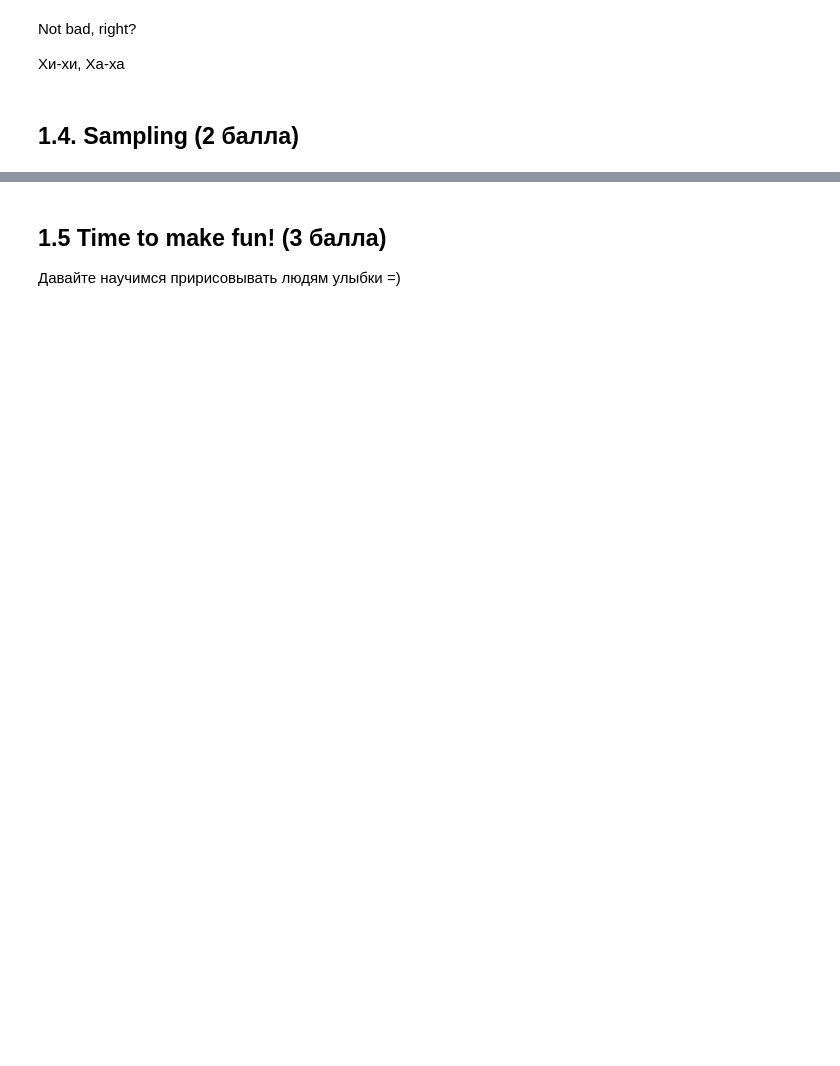
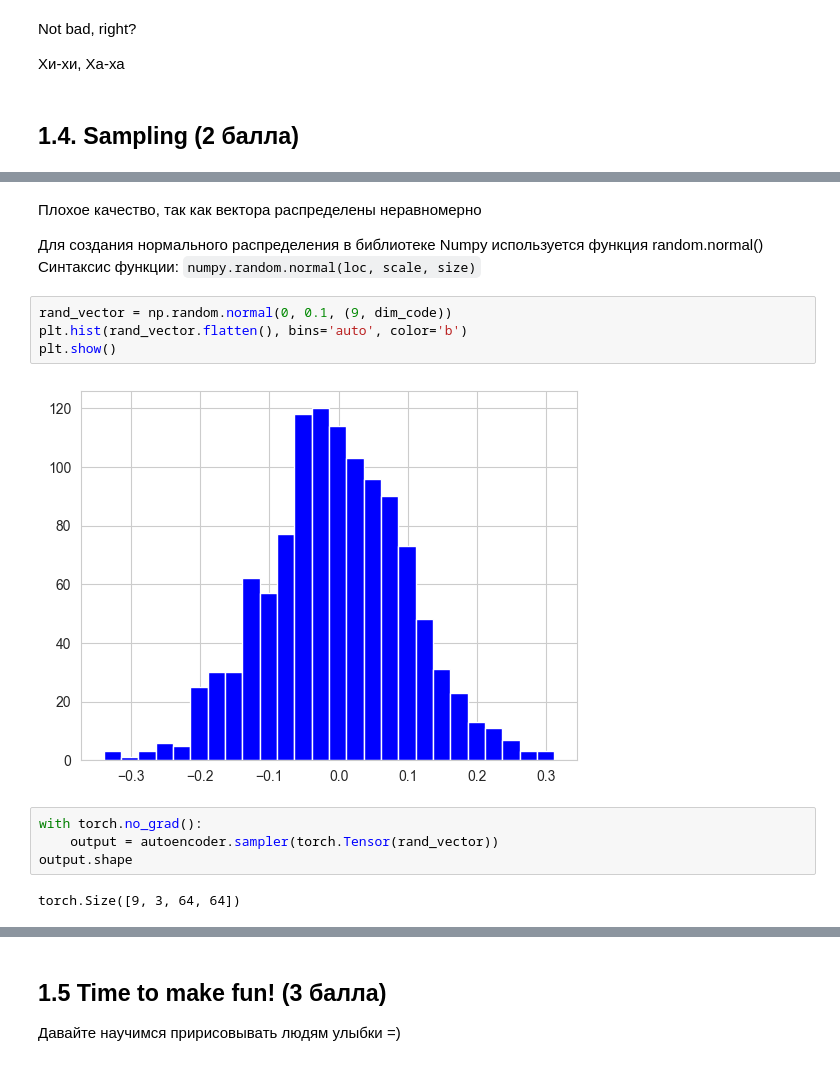
Before and after one commit to almos05/DLS, a Jupyter notebook: [homework]autoencoders.ipynb, the cells around one changed output, grey strips where cells are left out. Saved outputs shown, nothing was run; the diff lists cells and outputs as text; blank space fills up the shorter version.

```diff
--- a/[homework]autoencoders.ipynb
+++ b/[homework]autoencoders.ipynb
@@ -323,0 +390,17 @@ output = <скормите z декодеру>
+# %% [markdown]
+Плохое качество, так как вектора распределены неравномерно
+
+Для создания нормального распределения в библиотеке Numpy используется функция random.normal()
+Синтаксис функции: `numpy.random.normal(loc, scale, size)`
+# %%
+rand_vector = np.random.normal(0, 0.1, (9, dim_code))
+plt.hist(rand_vector.flatten(), bins='auto', color='b')
+plt.show()
+# %% [output]
+[figure, added]
+# %%
+with torch.no_grad():
+    output = autoencoder.sampler(torch.Tensor(rand_vector))
+output.shape
+# %% [output]
+torch.Size([9, 3, 64, 64])
```
Also changed, not shown: parts of 25 cells of this notebook, 1 other file.
